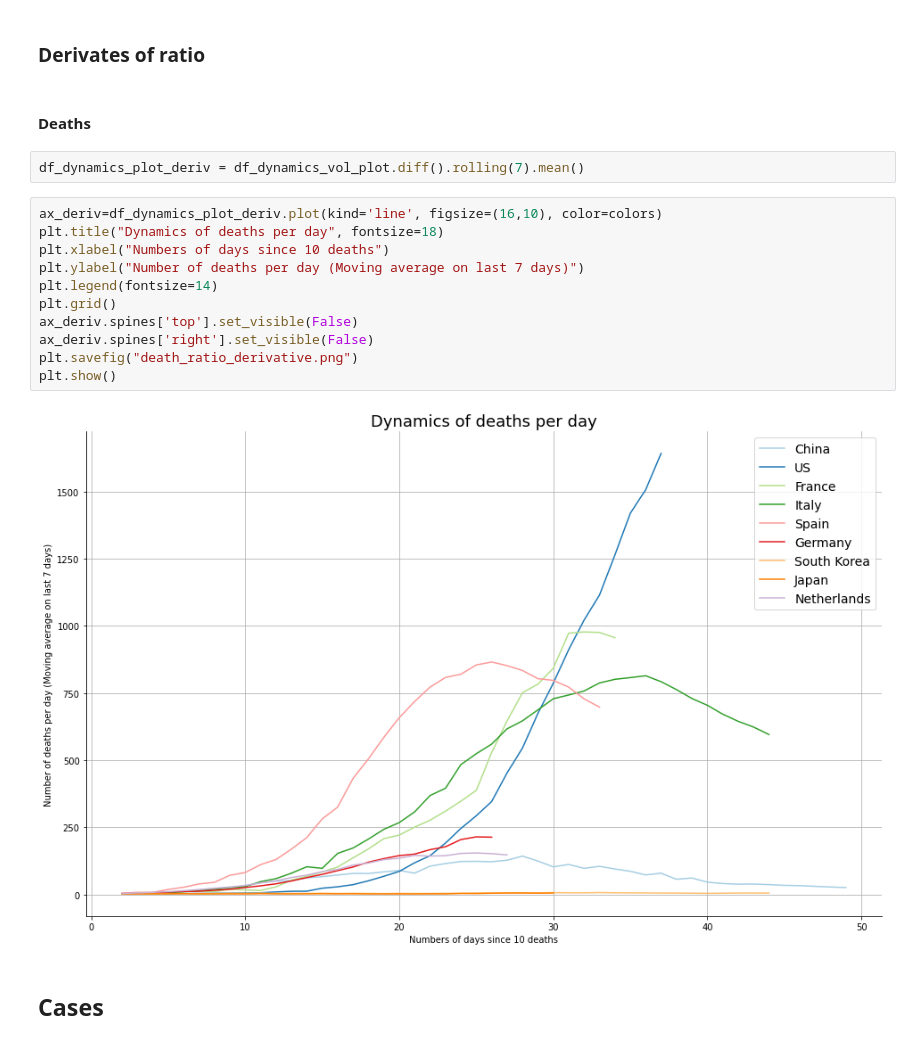
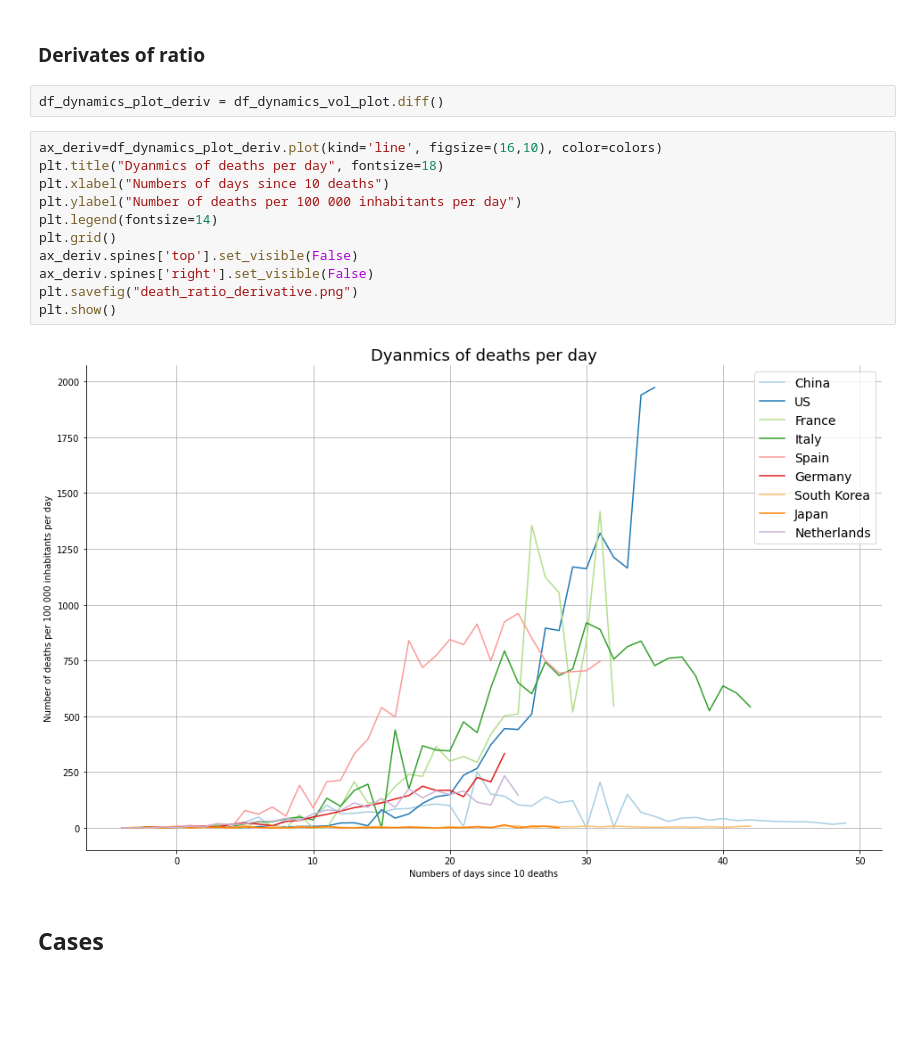
Before and after one commit to makiwara-fr/covid19-analyse, a Jupyter notebook: COVID_analyse.ipynb, the cells around one changed output. Drawn from its saved outputs; the diff is of its cells as text; blank space fills up the shorter version.

```diff
--- a/COVID_analyse.ipynb
+++ b/COVID_analyse.ipynb
@@ -93,22 +92,20 @@ plt.show()
 # %% [markdown]
 ### Derivates of ratio
-# %% [markdown]
-#### Deaths
 # %%
-df_dynamics_plot_deriv = df_dynamics_vol_plot.diff().rolling(7).mean()
+df_dynamics_plot_deriv = df_dynamics_vol_plot.diff()
 # %%
 ax_deriv=df_dynamics_plot_deriv.plot(kind='line', figsize=(16,10), color=colors)
-plt.title("Dynamics of deaths per day", fontsize=18)
+plt.title("Dyanmics of deaths per day", fontsize=18)
 plt.xlabel("Numbers of days since 10 deaths")
-plt.ylabel("Number of deaths per day (Moving average on last 7 days)")
+plt.ylabel("Number of deaths per 100 000 inhabitants per day")
 plt.legend(fontsize=14)
 plt.grid()
 ax_deriv.spines['top'].set_visible(False)
 ax_deriv.spines['right'].set_visible(False)
 plt.savefig("death_ratio_derivative.png")
 plt.show()
 # %% [output]
-[figure, old version]
+[figure, new version]
 # %% [markdown]
 ## Cases
 # %%
```
Also changed, not shown: parts of 9 cells of this notebook, 3 other files.
